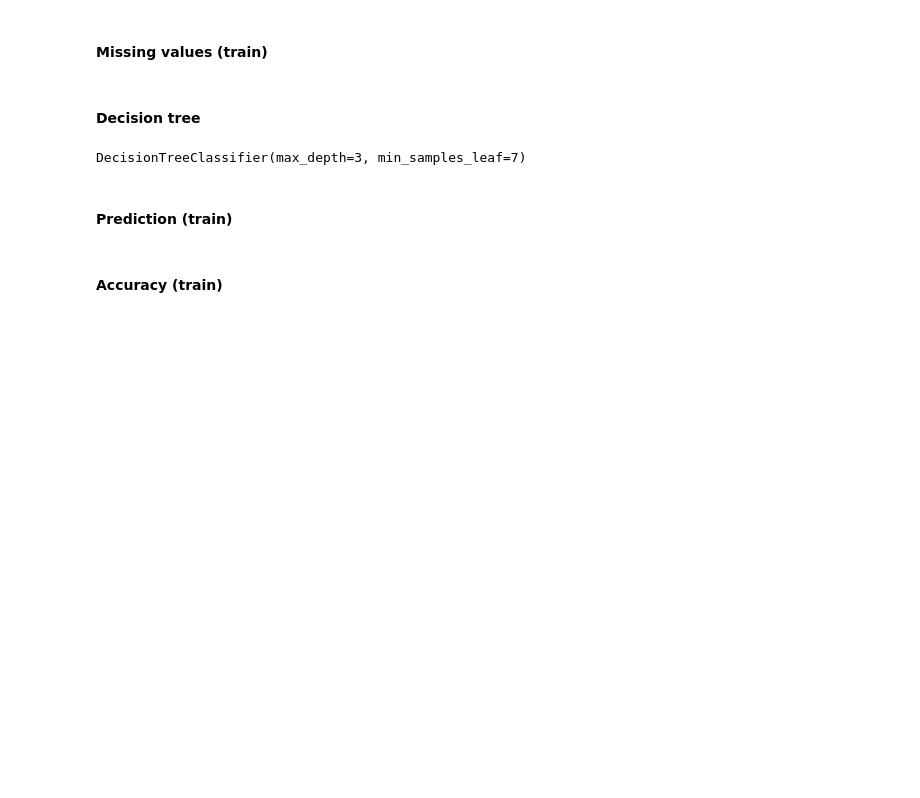
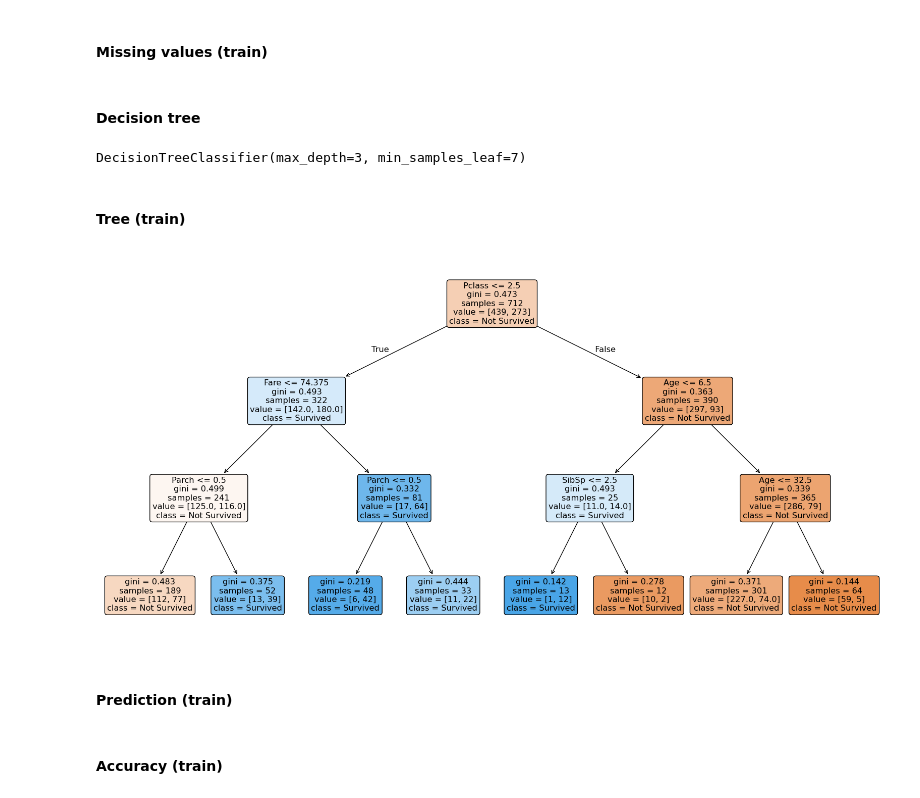
Before and after one commit to gastan81/supervised-ml, a Jupyter notebook: 02_classification__decision_trees.ipynb, the cells around one changed output. Drawn from its saved outputs; the diff is of its cells as text; code cells hidden in the pictures; blank space fills up the shorter version.

Commit message:
Decision tree plot in 02 challenge.

```diff
--- a/02_classification__decision_trees.ipynb
+++ b/02_classification__decision_trees.ipynb
@@ -329,12 +330,25 @@ X_num_imputed_train = imputer.transform(X_train)
 #### Decision tree
 # %%
 # 1. initialize the model (optional: give some parameters)
-my_tree = DecisionTreeClassifier(max_depth=3, min_samples_leaf=7)
+tree = DecisionTreeClassifier(max_depth=3, min_samples_leaf=7)
 
 # 2. fit the model to the train data
-my_tree.fit(X=X_train, y=y_train)
+tree.fit(X=X_train, y=y_train)
 # %% [output]
 DecisionTreeClassifier(max_depth=3, min_samples_leaf=7)
+# %% [markdown]
+#### Tree (train)
+# %%
+plt.figure(figsize=(20, 10))
+plot_tree(
+    tree,
+    filled=True,
+    rounded=True,
+    class_names=['Not Survived','Survived'],
+    feature_names=X_num.columns
+    );
+# %% [output]
+[figure, added]
 # %% [markdown]
 #### Prediction (train)
 # %%
```
Also changed, not shown: parts of 15 cells of this notebook.
